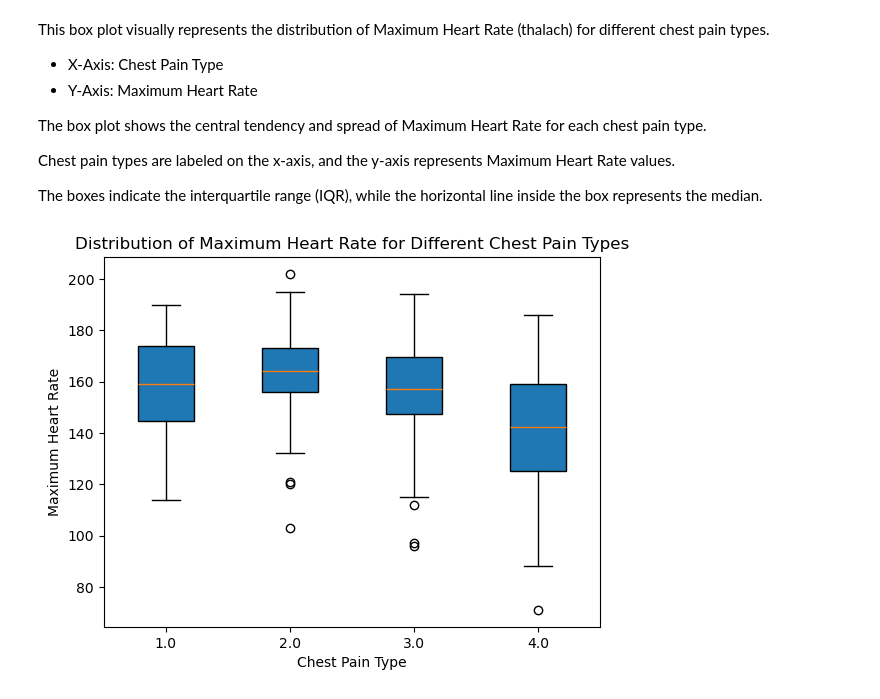
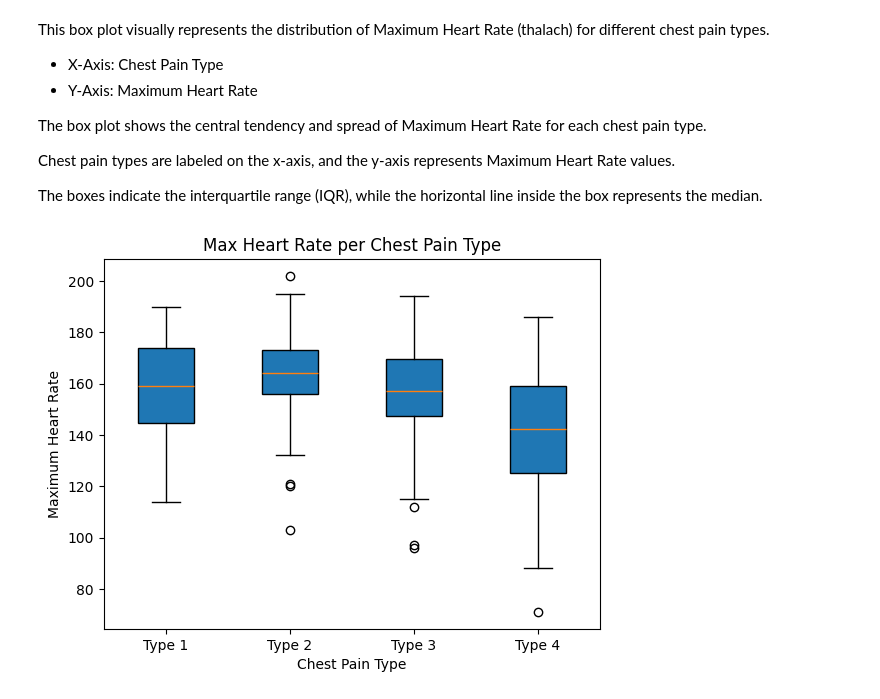
Before and after one commit to yassyass2/AiH-Group5, a Jupyter notebook: M3_A1_group5.ipynb, the cells around one changed output. Drawn from its saved outputs; the diff is of its cells as text; code cells hidden in the pictures.

Commit message:
Complete M3 A1 exercises – data loading, cleaning, feature engineering and visualizations

```diff
--- a/M3_A1_group5.ipynb
+++ b/M3_A1_group5.ipynb
@@ -151,6 +137,6 @@ memory usage: 30.9 KB
 # %%
 # Drop duplicated rows
-# TODO
+df = df.drop_duplicates()
 # %%
 df.info()
 # %% [output]
@@ -203,15 +189,16 @@ bins : int, sequence of scalars, or IntervalIndex
 
     3) IntervalIndex : Defines the exact bins to be used. Note that IntervalIndex for bins
 # %%
-# Create a new feature 'AgeGroup' based on the 'age' column with the following labels: 'Young', 'Middle-aged', 'Senior'. Learn how to use an int for bins parameter in the pd.cut() function to create the age groups.
-# TODO
+# Create a new feature 'AgeGroup' based on the 'age' column with the following labels: 'Young', 'Middle-aged', 'Senior'
+# bins=3 splits the age range into 3 equal-width groups automatically
+df['AgeGroup'] = pd.cut(df['age'], bins=3, labels=['Young', 'Middle-aged', 'Senior'])
 # %%
 # Create a new feature 'HeartHealth' using the 'apply' function and the following conditions:
 # Conditions: Good if thalach > 150 and chol < 240, Poor otherwise
-# TODO
+df['HeartHealth'] = df.apply(lambda row: 'Good' if row['thalach'] > 150 and row['chol'] < 240 else 'Poor', axis=1)
 # %%
 # Create a new feature 'RiskFactor' using the following formula: RiskFactor = age * (chol + thalach)
-# TODO
+df['RiskFactor'] = df['age'] * (df['chol'] + df['thalach'])
 # %%
 df.head()
 # %% [output]
@@ -397,25 +401,26 @@ Chest pain types are labeled on the x-axis, and the y-axis represents Maximum He
 
 The boxes indicate the interquartile range (IQR), while the horizontal line inside the box represents the median.
 # %%
-# Draw a box plot showing the distribution of 'thalach' across different 'cp' values. Learn how to use the 'patch_artist' parameter to fill the boxes with color.
+# Draw a box plot showing the distribution of 'thalach' across different 'cp' values
 
 # Data preparation
 
 # Get unique values of 'cp'
-# TODO # this will return a list of unique values in the 'cp' column
+cp_values = sorted(df['cp'].unique())  # this will return a list of unique values in the 'cp' column
 
 # Separate values for boxplot_data
-# TODO
-
 # Combine them into a list
-# TODO
+boxplot_data = [df[df['cp'] == cp]['thalach'].values for cp in cp_values]
 
 # Call the boxplot function
-# TODO
+bp = plt.boxplot(boxplot_data, patch_artist=True)
 
 # Additional customizations
-# TODO
+plt.title('Max Heart Rate per Chest Pain Type')
+plt.xlabel('Chest Pain Type')
+plt.ylabel('Maximum Heart Rate')
+plt.xticks(range(1, len(cp_values) + 1), [f'Type {int(cp)}' for cp in cp_values])
 
-# TODO
+plt.show()
 # %% [output]
-[figure, old version]
+[figure, new version]
```
Also changed, not shown: parts of 13 cells of this notebook.
